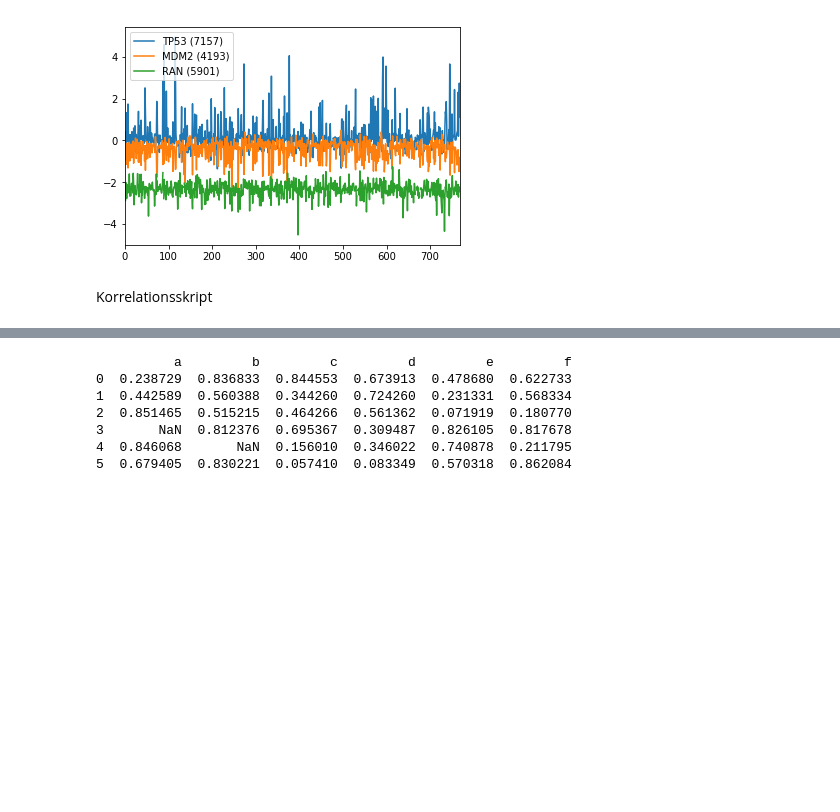
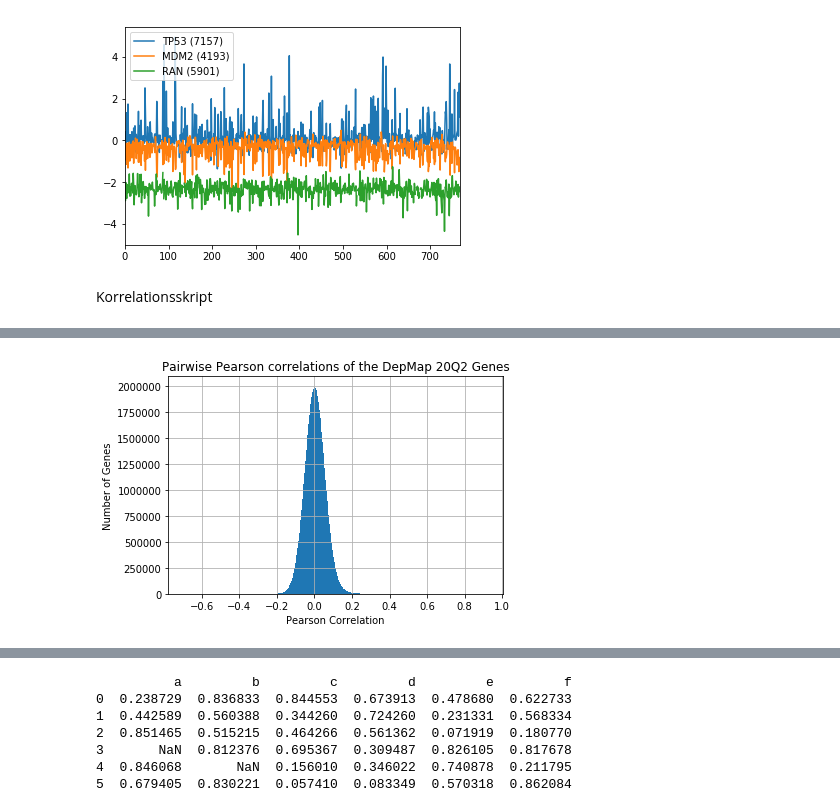
Before and after one commit to lannwal/projectlab, a Jupyter notebook: correlating_the_genes.ipynb, the cells around one changed output, grey strips where cells are left out. Cells and saved outputs as stored; diff of their text form; code cells hidden in the pictures; blank space fills up the shorter version.

Commit message:
Add files via upload
finally correlations of gene effects for all the genes.

```diff
--- a/correlating_the_genes.ipynb
+++ b/correlating_the_genes.ipynb
@@ -116,0 +102,7 @@ result
+# %%
+result = pd.read_csv('corr_effect_pairs_full.csv')
+# %%
+result = result.rename(columns={'Unnamed: 0':'pairs','PCC':'PCC'})
+# %%
+result_sorted = result.sort_values('PCC')
+result_sorted.to_csv('corr_effect_sorted.csv')
@@ -116,0 +133,8 @@ result
+# %%
+result_sorted['PCC'].hist(bins=1000)
+plt.title("Pairwise Pearson correlations of the DepMap 20Q2 Genes")
+plt.xlabel("Pearson Correlation")
+plt.ylabel("Number of Genes")
+plt.savefig('pairwise_pcc_geneEffects')
+# %% [output]
+[figure, added]
```
Also changed, not shown: parts of 45 cells of this notebook, 2 other files.
